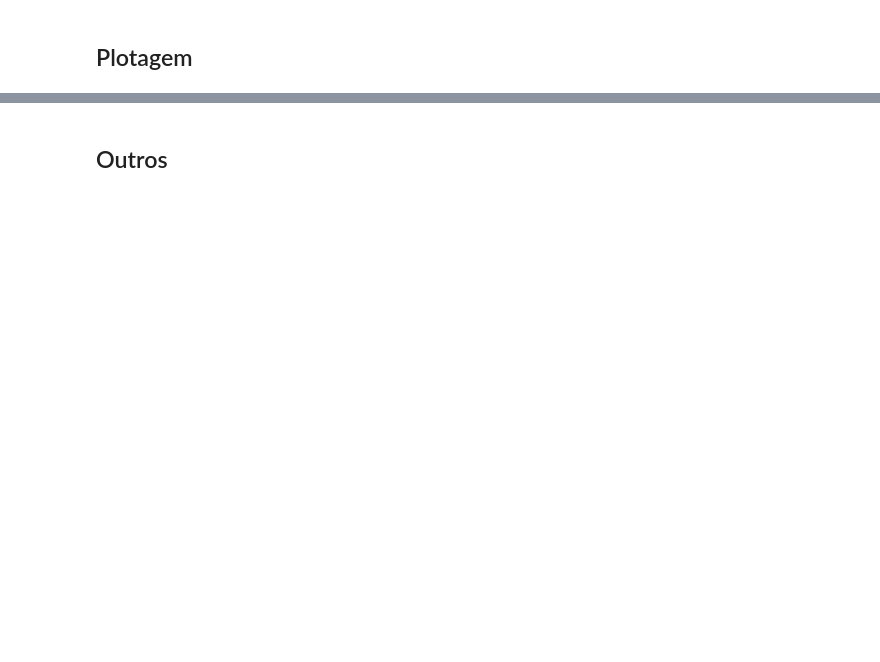
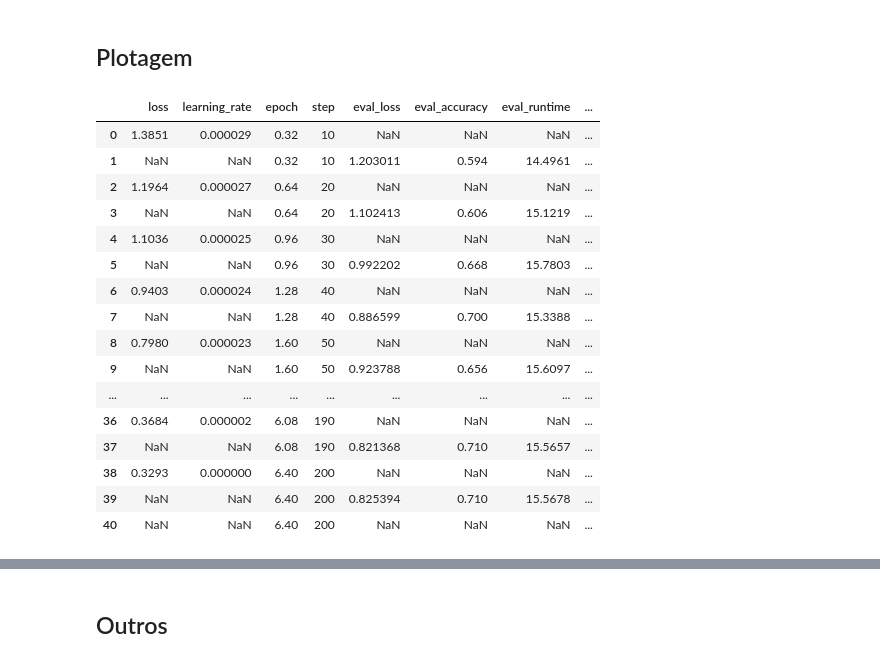
Before and after one commit to safreitas2000/ml-analytics-mvp, a Jupyter notebook: PNL_transformer_dataset_restaurante_v5.ipynb, the cells around one changed output, grey strips where cells are left out. Saved outputs shown, nothing was run; the diff lists cells and outputs as text; code cells hidden in the pictures; blank space fills up the shorter version.

```diff
--- a/PNL_transformer_dataset_restaurante_v5.ipynb
+++ b/PNL_transformer_dataset_restaurante_v5.ipynb
@@ -252,4 +297,25 @@ TrainOutput(global_step=200, training_loss=0.5784582865238189, metrics={'train_r
 # %% [markdown]
 ## Plotagem
+# %%
+df_log = pd.read_csv('/content/modelo_bert_mvp/tamara_bert_mvp/historico_treinamento.csv')
+df_log
+# %% [output]
+|  | loss | learning_rate | epoch | step | eval_loss | eval_accuracy | eval_runtime | ... |
+| 0 | 1.3851 | 0.000029 | 0.32 | 10 | NaN | NaN | NaN | ... |
+| 1 | NaN | NaN | 0.32 | 10 | 1.203011 | 0.594 | 14.4961 | ... |
+| 2 | 1.1964 | 0.000027 | 0.64 | 20 | NaN | NaN | NaN | ... |
+| 3 | NaN | NaN | 0.64 | 20 | 1.102413 | 0.606 | 15.1219 | ... |
+| 4 | 1.1036 | 0.000025 | 0.96 | 30 | NaN | NaN | NaN | ... |
+| 5 | NaN | NaN | 0.96 | 30 | 0.992202 | 0.668 | 15.7803 | ... |
+| 6 | 0.9403 | 0.000024 | 1.28 | 40 | NaN | NaN | NaN | ... |
+| 7 | NaN | NaN | 1.28 | 40 | 0.886599 | 0.700 | 15.3388 | ... |
+| 8 | 0.7980 | 0.000023 | 1.60 | 50 | NaN | NaN | NaN | ... |
+| 9 | NaN | NaN | 1.60 | 50 | 0.923788 | 0.656 | 15.6097 | ... |
+| ... | ... | ... | ... | ... | ... | ... | ... | ... |
+| 36 | 0.3684 | 0.000002 | 6.08 | 190 | NaN | NaN | NaN | ... |
+| 37 | NaN | NaN | 6.08 | 190 | 0.821368 | 0.710 | 15.5657 | ... |
+| 38 | 0.3293 | 0.000000 | 6.40 | 200 | NaN | NaN | NaN | ... |
+| 39 | NaN | NaN | 6.40 | 200 | 0.825394 | 0.710 | 15.5678 | ... |
+| 40 | NaN | NaN | 6.40 | 200 | NaN | NaN | NaN | ... |
 # %%
 import pandas as pd
```
Also changed, not shown: parts of 19 cells of this notebook.
